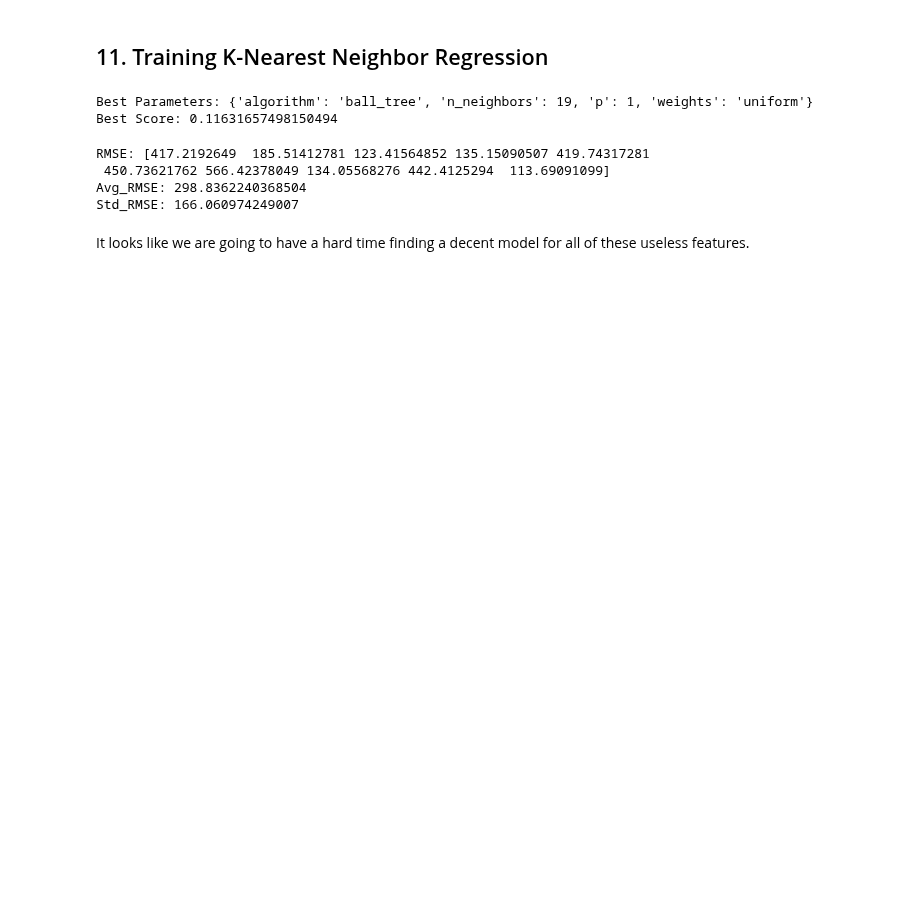
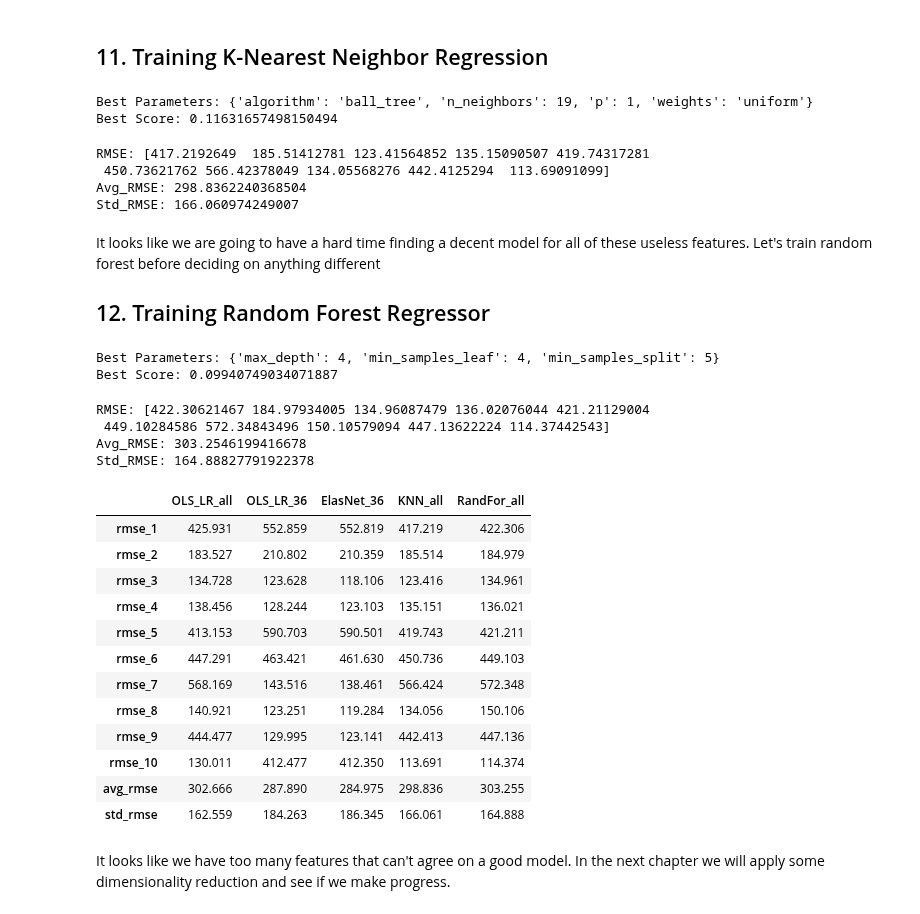
Before and after one commit to harera3/ML_Portfolio, a Jupyter notebook: 09_Chicago_AirBnB_Model_Training.ipynb, the cells around one changed output. Cells and saved outputs as stored; diff of their text form; code cells hidden in the pictures; blank space fills up the shorter version.

```diff
--- a/09_Chicago_AirBnB_Model_Training.ipynb
+++ b/09_Chicago_AirBnB_Model_Training.ipynb
@@ -362,4 +362,60 @@ RMSE: [417.2192649  185.51412781 123.41564852 135.15090507 419.74317281
 Avg_RMSE: 298.8362240368504
 Std_RMSE: 166.060974249007
 # %% [markdown]
-It looks like we are going to have a hard time finding a decent model for all of these useless features.
+It looks like we are going to have a hard time finding a decent model for all of these useless features. Let's train random forest before deciding on anything different
+
+## 12. Training Random Forest Regressor
+# %%
+from sklearn.ensemble import RandomForestRegressor
+
+ranpar = {'max_depth': [2, 4, 6, 8],
+          'min_samples_leaf': [1, 2, 3, 4],
+          'min_samples_split':[2, 3, 4, 5]
+         }
+ran = RandomForestRegressor()
+rangrid = GridSearchCV(ran, ranpar, n_jobs=-1)
+rangrid.fit(X_train_dense, y_train)
+
+print('Best Parameters:', rangrid.best_params_)
+print('Best Score:', rangrid.best_score_)
+# %% [output]
+Best Parameters: {'max_depth': 4, 'min_samples_leaf': 4, 'min_samples_split': 5}
+Best Score: 0.09940749034071887
+# %%
+ranfo = RandomForestRegressor(max_depth=4, min_samples_leaf=4,
+                            min_samples_split=5, random_state=42)
+ranfo_mse = cross_val_score(ranfo, X_train_dense, y_train, cv=10, n_jobs=-1,
+                             scoring="neg_mean_squared_error")
+ranfo_rmse = np.sqrt(np.absolute(ranfo_mse))
+print('RMSE:', ranfo_rmse)
+print('Avg_RMSE:', ranfo_rmse.mean())
+print('Std_RMSE:', ranfo_rmse.std())
+# %% [output]
+RMSE: [422.30621467 184.97934005 134.96087479 136.02076044 421.21129004
+ 449.10284586 572.34843496 150.10579094 447.13622224 114.37442543]
+Avg_RMSE: 303.2546199416678
+Std_RMSE: 164.88827791922378
+# %%
+model_df['KNN_all'] = [417.2192649, 185.51412781, 123.41564852, 135.15090507,
+                       419.74317281, 450.73621762, 566.42378049, 134.05568276,
+                       442.4125294, 113.69091099, 298.8362240368504, 166.060974249007]
+model_df['RandFor_all'] = [422.30621467, 184.97934005, 134.96087479, 136.02076044,
+                           421.21129004, 449.10284586, 572.34843496, 150.10579094,
+                           447.13622224, 114.37442543, 303.2546199416678, 164.88827791922378]
+model_df
+# %% [output]
+|  | OLS_LR_all | OLS_LR_36 | ElasNet_36 | KNN_all | RandFor_all |
+| rmse_1 | 425.931 | 552.859 | 552.819 | 417.219 | 422.306 |
+| rmse_2 | 183.527 | 210.802 | 210.359 | 185.514 | 184.979 |
+| rmse_3 | 134.728 | 123.628 | 118.106 | 123.416 | 134.961 |
+| rmse_4 | 138.456 | 128.244 | 123.103 | 135.151 | 136.021 |
+| rmse_5 | 413.153 | 590.703 | 590.501 | 419.743 | 421.211 |
+| rmse_6 | 447.291 | 463.421 | 461.630 | 450.736 | 449.103 |
+| rmse_7 | 568.169 | 143.516 | 138.461 | 566.424 | 572.348 |
+| rmse_8 | 140.921 | 123.251 | 119.284 | 134.056 | 150.106 |
+| rmse_9 | 444.477 | 129.995 | 123.141 | 442.413 | 447.136 |
+| rmse_10 | 130.011 | 412.477 | 412.350 | 113.691 | 114.374 |
+| avg_rmse | 302.666 | 287.890 | 284.975 | 298.836 | 303.255 |
+| std_rmse | 162.559 | 184.263 | 186.345 | 166.061 | 164.888 |
+# %% [markdown]
+It looks like we have too many features that can't agree on a good model. In the next chapter we will apply some dimensionality reduction and see if we make progress.
```
Also changed, not shown: parts of 3 cells of this notebook, 2 other files.
